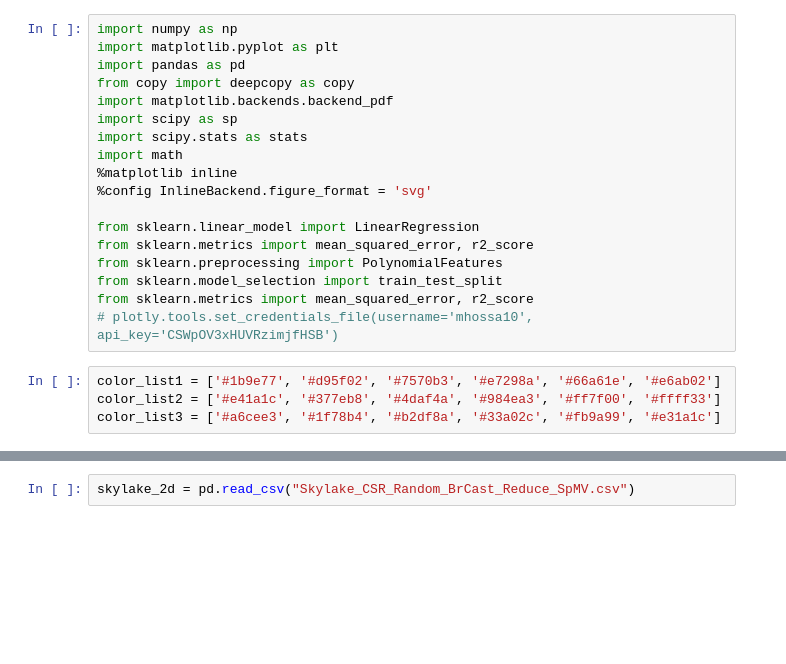
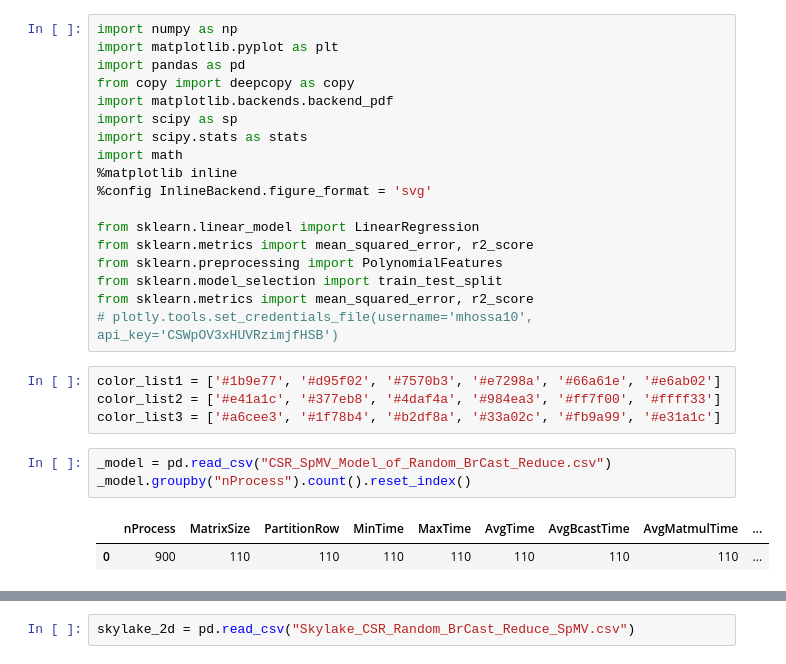
Before and after one commit to marufdsi/matvec-sparse, a Jupyter notebook: New Model for Workshop.ipynb, the cells around one changed output, grey strips where cells are left out. Cells and saved outputs as stored; diff of their text form; blank space fills up the shorter version.

```diff
--- a/New Model for Workshop.ipynb
+++ b/New Model for Workshop.ipynb
@@ -20,3 +20,9 @@ from sklearn.metrics import mean_squared_error, r2_score
 color_list1 = ['#1b9e77', '#d95f02', '#7570b3', '#e7298a', '#66a61e', '#e6ab02']
 color_list2 = ['#e41a1c', '#377eb8', '#4daf4a', '#984ea3', '#ff7f00', '#ffff33']
 color_list3 = ['#a6cee3', '#1f78b4', '#b2df8a', '#33a02c', '#fb9a99', '#e31a1c']
+# %%
+_model = pd.read_csv("CSR_SpMV_Model_of_Random_BrCast_Reduce.csv")
+_model.groupby("nProcess").count().reset_index()
+# %% [output]
+|  | nProcess | MatrixSize | PartitionRow | MinTime | MaxTime | AvgTime | AvgBcastTime | AvgMatmulTime | ... |
+| 0 | 900 | 110 | 110 | 110 | 110 | 110 | 110 | 110 | ... |
```
Also changed, not shown: parts of 9 cells of this notebook, 1 other file.
